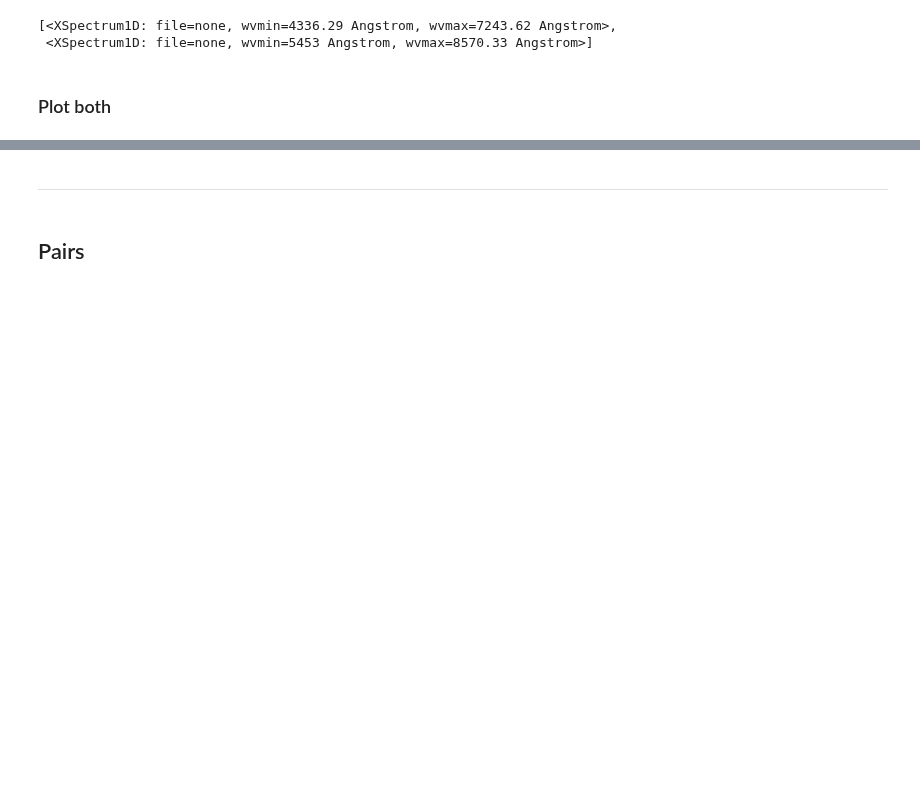
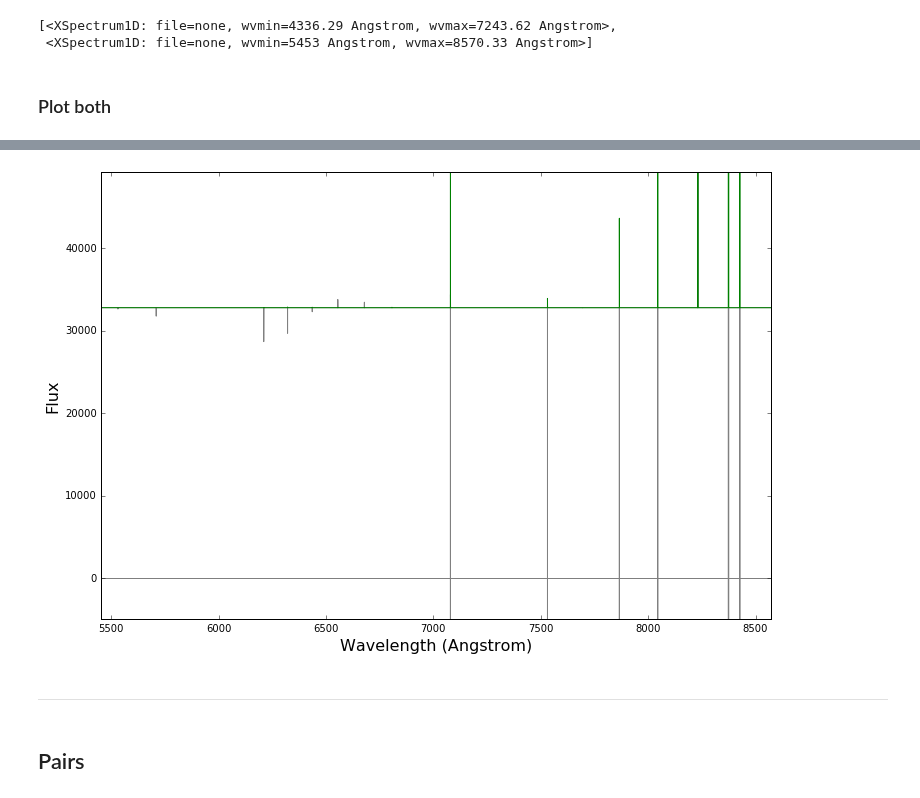
Before and after one commit to specdb/igmspec, a Jupyter notebook: docs/examples/Simple_Usage.ipynb, the cells around one changed output, grey strips where cells are left out. Drawn from its saved outputs; the diff is of its cells as text; code cells hidden in the pictures; blank space fills up the shorter version.

```diff
--- a/docs/examples/Simple_Usage.ipynb
+++ b/docs/examples/Simple_Usage.ipynb
@@ -222,3 +236,8 @@ spec_time
+# %%
+spec_time[1].plot(inline=True)
+# DANG KODIAQ crap
+# %% [output]
+[figure, added]
 # %% [markdown]
 ----
 # %% [markdown]
```
Also changed, not shown: parts of 7 cells of this notebook, 2 other files.
